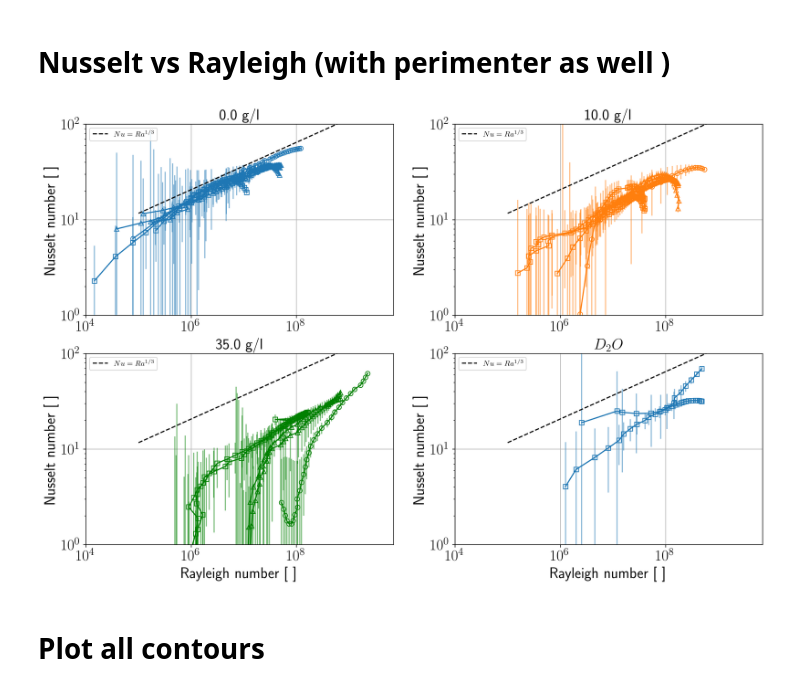
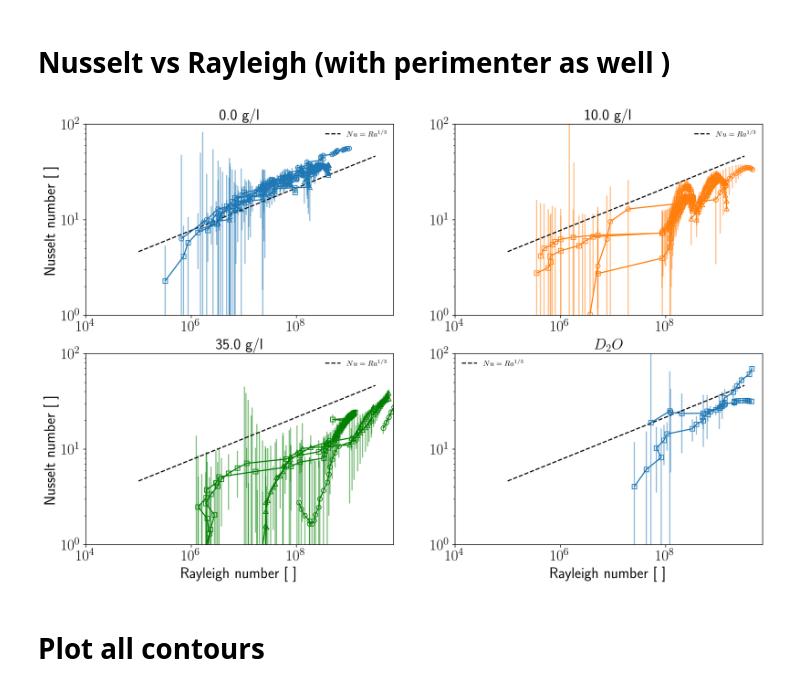
Before and after one commit to ebellincioni/floatingIce, a Jupyter notebook: 2024-05-09_heatTransfer.ipynb, the cells around one changed output. Drawn from its saved outputs; the diff is of its cells as text; code cells hidden in the pictures.

```diff
--- a/2024-05-09_heatTransfer.ipynb
+++ b/2024-05-09_heatTransfer.ipynb
@@ -382,6 +279,7 @@ for ic,cylinder in enumerate(cylinders):
     radii = []
     perimeters = []
     areas = []
+    heights = []
     for it,contourPATH in enumerate(contoursPATH):
         contour = np.genfromtxt(contourPATH,dtype='float',delimiter=',')
         if contour.shape[1]!=2: contour = contour.T
@@ -390,8 +288,10 @@ for ic,cylinder in enumerate(cylinders):
         radii.append(radius)
         perimeters.append(float(polygon.length))
         areas.append(polygon.area)
+        heights.append(max(contour[:,1])-min(contour[:,1]))
 
     radii = correct_outliers(radii)
+    height = correct_outliers(heights,precision=.1)
     # perimeters = correct_outliers(perimeters)
 
     conversion = info[1,1]/radii[0] # m/px
@@ -401,6 +301,8 @@ for ic,cylinder in enumerate(cylinders):
     perimeters *= conversion
     areas = np.array(areas)
     areas *= conversion**2
+    heights = np.array(heights)
+    heights *= conversion
 
     if exp_sal == 0.:
         axi = ax.flatten()[0]
@@ -411,8 +313,9 @@ for ic,cylinder in enumerate(cylinders):
     elif np.isnan(exp_sal):
         axi = ax.flatten()[3]
 
-    Rayleigh_numbers = Ra_salinity(radii,0,exp_wt,S=exp_sal)
-    if np.isnan(exp_sal): Rayleigh_numbers=Ra_heavyWater(radii,exp_wt)
+    Rayleigh_numbers = Ra_salinity(heights,0,exp_wt,S=exp_sal)
+    if np.isnan(exp_sal): Rayleigh_numbers=Ra_heavyWater(heights,exp_wt)
+    if exp_sal==35.: Rayleigh_numbers = np.where(Rayleigh_numbers<1e6,np.nan,Rayleigh_numbers) # stupid line to remove a nasty outlier
 
     x = contours_per_shot*interval*np.arange(len(radii))
     a_result, a_sigma = fit(func=f'np.polyval([a,b,c,{areas[0]}],x)',xdata=x,ydata=areas,draw=False,boolRetSigmas=True)
@@ -422,39 +325,44 @@ for ic,cylinder in enumerate(cylinders):
     std = np.array([i.std_dev for i in uNusselt_numbers])
     # axi.fill_between(Rayleigh_numbers,value+std,value-std,
     #                  color=myColours[np.where(chosen_salts==find_nearest(chosen_salts,exp_sal))[0][0]],
     #                  alpha=0.5)
     markers, caps, bars = axi.errorbar(x=Rayleigh_numbers,y=value,yerr=std,
                  color=myColours[np.where(chosen_salts==find_nearest(chosen_salts,exp_sal))[0][0]],
                  mfc='none',
                  marker=myMarkers[np.where(chosen_radii==find_nearest(chosen_radii,exp_radius))[0][0]],)
     [bar.set_alpha(0.5) for bar in bars]
     if not np.isnan(exp_sal):
-        axi.set_title(f'{exp_sal} g/l',fontsize=20)
+        axi.set_title(f'{exp_sal} g/l',fontsize=20,fontweight='bold')
     else:
-        axi.set_title(r'$D_2O$',fontsize=20)
+        axi.set_title(r'$D_2O$',fontsize=20,fontweight='bold')
 
 
 for axi in ax.flatten():
-    axi.plot(np.logspace(5,9,50),25*np.logspace(-1,2,50)**.33,linestyle='--',c='k',label=r'$Nu=Ra^{1/3}$')
-    axi.grid()
-    axi.legend()
+    axi.plot(np.logspace(5,9.5,50),10*np.logspace(-1,2,50)**(1/3),linestyle='--',c='k',label=r'$Nu=Ra^{1/3}$')
+    # axi.grid()
+    axi.legend(frameon=False)
     axi.set_ylabel('Nusselt number [ ]',fontsize=20)
     axi.set_xlabel('Rayleigh number [ ]',fontsize=20)
     if axi == ax.flatten()[0] or axi == ax.flatten()[1]:
         axi.set_xlabel('')
+    if axi == ax.flatten()[1] or axi == ax.flatten()[3]:
+        axi.set_ylabel('')
+
+    # axi.spines['top'].set_visible(False)
+    # axi.spines['right'].set_visible(False)
 
     axi.set_yscale('log')
     axi.set_xlim(1e4,7e9)
     axi.set_xscale('log')
     axi.set_ylim(1e0,1e2)
 
     axi.tick_params(axis='x', labelsize=20)
     axi.tick_params(axis='y', labelsize=20)
 
 # plt.savefig('/Users/edoardo/Library/CloudStorage/OneDrive-UniversityofTwente/floating/graphics/NuRa.pdf',format='pdf',bbox_inches='tight')
 plt.show()
 # %% [output]
-[figure, old version]
+[figure, new version]
 # %% [markdown]
 # Plot all contours
 # %% [markdown]
```
Also changed, not shown: parts of 2 cells of this notebook, 3 other files.
